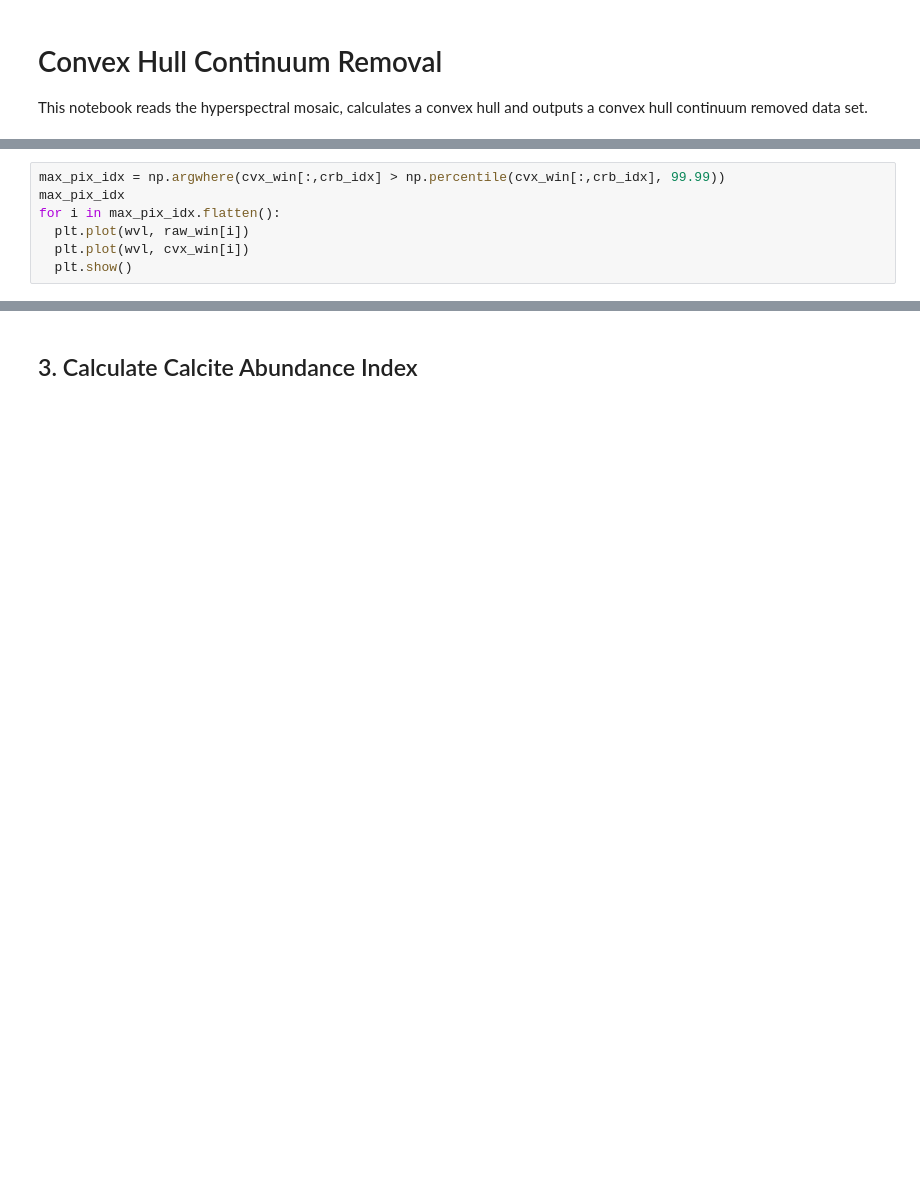
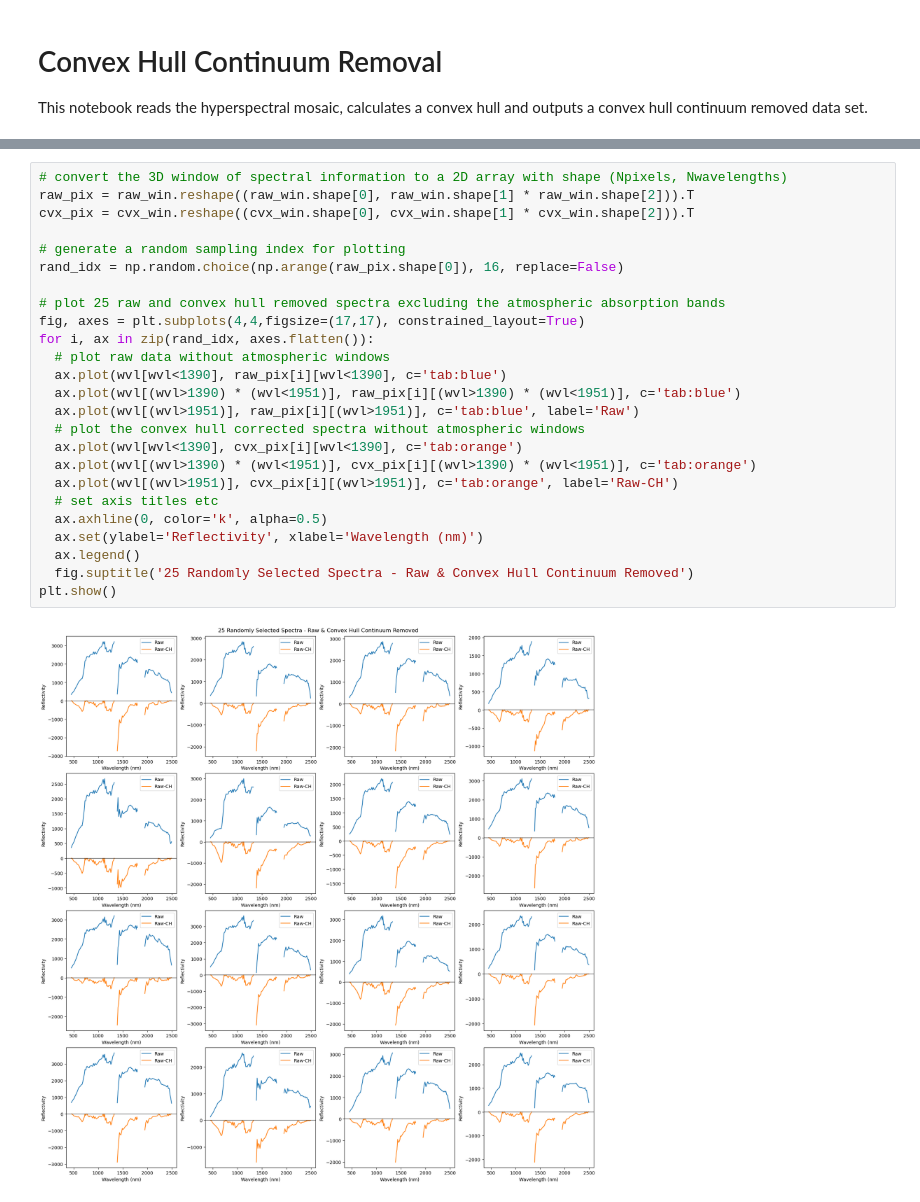
Before and after one commit to Solve-Geosolutions/gsq_hymap, a Jupyter notebook: codes/03_convex_hull_computation.ipynb, the cells around one changed output, grey strips where cells are left out. Cells and saved outputs as stored; diff of their text form; blank space fills up the shorter version.

```diff
--- a/codes/03_convex_hull_computation.ipynb
+++ b/codes/03_convex_hull_computation.ipynb
@@ -98,7 +100,0 @@ raw_win.min()
-# %%
-max_pix_idx = np.argwhere(cvx_win[:,crb_idx] > np.percentile(cvx_win[:,crb_idx], 99.99))
-max_pix_idx
-for i in max_pix_idx.flatten():
-  plt.plot(wvl, raw_win[i])
-  plt.plot(wvl, cvx_win[i])
-  plt.show()
@@ -110,2 +101,27 @@ for i in max_pix_idx.flatten():
-# %% [markdown]
-## 3. Calculate Calcite Abundance Index
+# %%
+# convert the 3D window of spectral information to a 2D array with shape (Npixels, Nwavelengths)
+raw_pix = raw_win.reshape((raw_win.shape[0], raw_win.shape[1] * raw_win.shape[2])).T
+cvx_pix = cvx_win.reshape((cvx_win.shape[0], cvx_win.shape[1] * cvx_win.shape[2])).T
+
+# generate a random sampling index for plotting
+rand_idx = np.random.choice(np.arange(raw_pix.shape[0]), 16, replace=False)
+
+# plot 25 raw and convex hull removed spectra excluding the atmospheric absorption bands
+fig, axes = plt.subplots(4,4,figsize=(17,17), constrained_layout=True)
+for i, ax in zip(rand_idx, axes.flatten()):
+  # plot raw data without atmospheric windows
+  ax.plot(wvl[wvl<1390], raw_pix[i][wvl<1390], c='tab:blue')
+  ax.plot(wvl[(wvl>1390) * (wvl<1951)], raw_pix[i][(wvl>1390) * (wvl<1951)], c='tab:blue')
+  ax.plot(wvl[(wvl>1951)], raw_pix[i][(wvl>1951)], c='tab:blue', label='Raw')
+  # plot the convex hull corrected spectra without atmospheric windows
+  ax.plot(wvl[wvl<1390], cvx_pix[i][wvl<1390], c='tab:orange')
+  ax.plot(wvl[(wvl>1390) * (wvl<1951)], cvx_pix[i][(wvl>1390) * (wvl<1951)], c='tab:orange')
+  ax.plot(wvl[(wvl>1951)], cvx_pix[i][(wvl>1951)], c='tab:orange', label='Raw-CH')
+  # set axis titles etc
+  ax.axhline(0, color='k', alpha=0.5)
+  ax.set(ylabel='Reflectivity', xlabel='Wavelength (nm)')
+  ax.legend()
+  fig.suptitle('25 Randomly Selected Spectra - Raw & Convex Hull Continuum Removed')
+plt.show()
+# %% [output]
+[figure, added]
```
Also changed, not shown: parts of 12 cells of this notebook, 4 other files.
